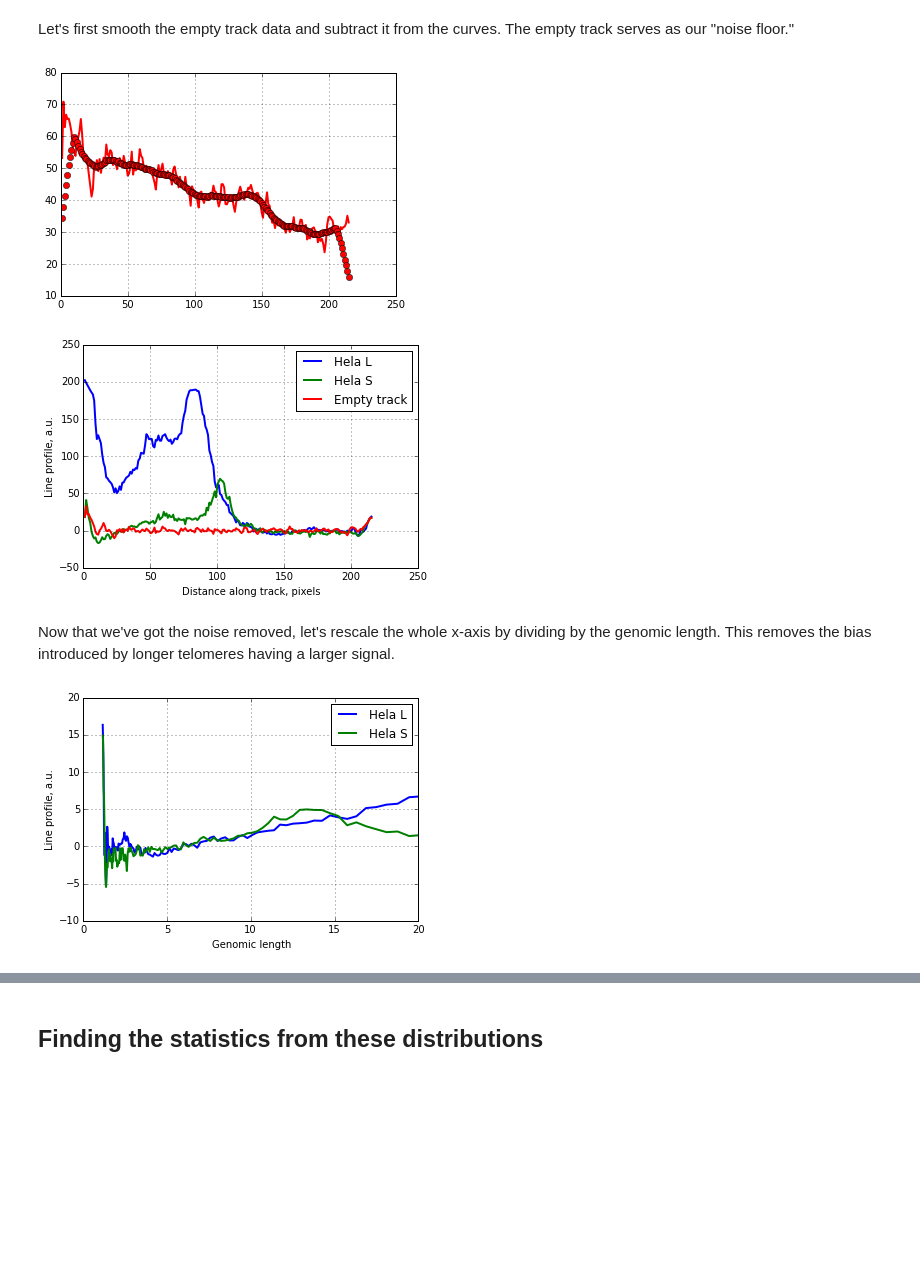
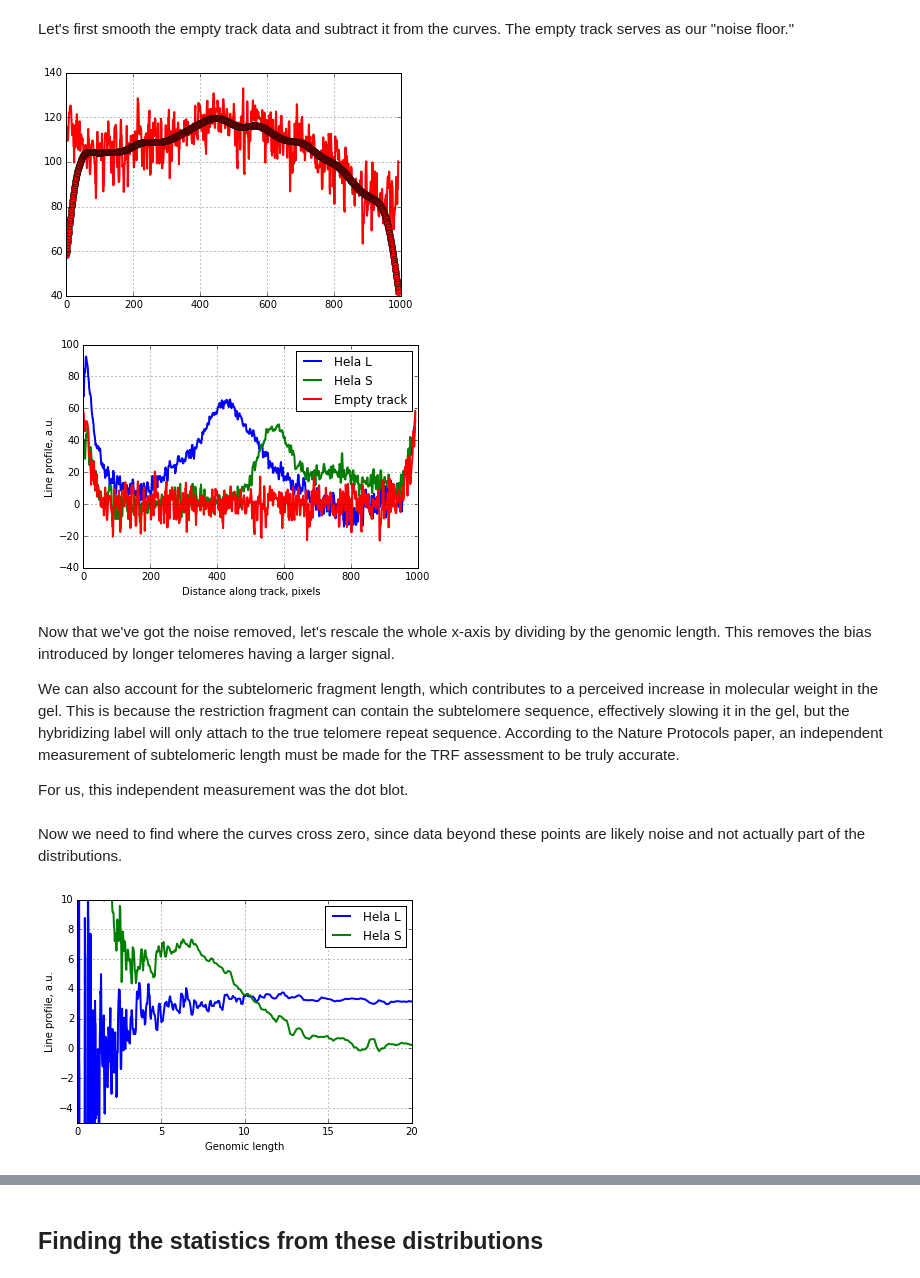
Before and after one commit to LEB-EPFL/leb-clustering, a Jupyter notebook: analyses/Southern_Blots/Southern Blots.ipynb, the cells around one changed output, grey strips where cells are left out. Drawn from its saved outputs; the diff is of its cells as text; code cells hidden in the pictures; blank space fills up the shorter version.

Commit message:
Southern blots now account for subtelomeric repeats.

```diff
--- a/analyses/Southern_Blots/Southern Blots.ipynb
+++ b/analyses/Southern_Blots/Southern Blots.ipynb
@@ -81,18 +81,16 @@ p \left( L \right) \sim \frac{s \left( L \right) - \text{noise}}{L}
 **Note:** In the above-cited Nature Protocols paper, they used the variable $MW$ for $L$, and $OD(corrected)$ for the quantity $s \left( L \right) - \text{noise}$. The results remain the same, however.
 # %%
 # Import (inverse) line profile data
-hl         = np.loadtxt('HelaL.txt', delimiter = '\t')
-hs         = np.loadtxt('HelaS.txt', delimiter = '\t')
-scaleLong  = np.loadtxt('Scale_Monocut.txt', delimiter = '\t')
-scaleShort = np.loadtxt('Scale_Smart_Ladder.txt', delimiter = '\t')
-emptyTrack = np.loadtxt('EmptyTrack_RPE-hTert.txt', delimiter = '\t')
+hl    = np.loadtxt('HelaL.xls',      delimiter = '\t', skiprows = 1)
+hs    = np.loadtxt('HelaS.xls',      delimiter = '\t', skiprows = 1)
+scale = np.loadtxt('Ladder.xls',     delimiter = '\t', skiprows = 1)
+empty = np.loadtxt('EmptyTrack.xls', delimiter = '\t', skiprows = 1)
 
 # Invert line profiles
-pxL          = hl[:,0];         blotL          = -hl[:,1] + 255
-pxS          = hs[:,0];         blotS          = -hs[:,1] + 255
-pxScaleLong  = scaleLong[:,0];  blotScaleLong  = -scaleLong[:,1] + 255
-pxScaleShort = scaleShort[:,0]; blotScaleShort = -scaleShort[:,1] + 255
-pxEmptyTrack = emptyTrack[:,0]; blotEmptyTrack = -emptyTrack[:,1] + 255
+pxL     = hl[:,0];         blotL     = -hl[:,1] + 255
+pxS     = hs[:,0];         blotS     = -hs[:,1] + 255
+pxScale = scale[:,0];      blotScale = -scale[:,1] + 255
+pxEmpty = empty[:,0];      blotEmpty = -empty[:,1] + 255
 # %% [markdown]
 We have to invert the line profiles to make darker colors correspond to higher numbers. In the gray scale images, darker colors are lower numbers; taking the negative of the pixel value and adding 255 (the maximum value in an 8-bit image) is the same as finding the inverse, or complement, of the line profile.
 # %%
@@ -281,15 +212,17 @@ plt.show()
 Let's first smooth the empty track data and subtract it from the curves. The empty track serves as our "noise floor."
 # %%
 from scipy.signal import gaussian, convolve
-windowWidth = 20
-b = gaussian(windowWidth, 10)
-noisefloor = convolve(blotEmptyTrack, b/b.sum())
+#windowWidth = 20
+#b = gaussian(windowWidth, 10)
+windowWidth = 1000
+b = gaussian(windowWidth, 30)
+noisefloor = convolve(blotEmpty, b/b.sum())
 noisefloor = noisefloor[(windowWidth / 2):(1-windowWidth/2)]
 
-plt.plot(pxEmptyTrack, blotEmptyTrack, color = 'red', label = 'Empty track', linewidth = 2)
-plt.plot(pxEmptyTrack, noisefloor, 'ro')
+plt.plot(pxEmpty, blotEmpty, color = 'red', label = 'Empty track', linewidth = 2)
+plt.plot(pxEmpty, noisefloor, 'ro')
 #plt.xlim(0, 200)
 plt.grid(True)
 # %% [output]
-[figure, old version]
+[figure, new version]
 # %%
@@ -300,15 +233,19 @@ blotEmptyTrack = blotEmptyTrack - noisefloor
 # Check that the noise has been subtracted
 plt.plot(pxL,          blotL,          label = 'Hela L',      linewidth = 2)
 plt.plot(pxS,          blotS,          label = 'Hela S',      linewidth = 2)
-plt.plot(pxEmptyTrack, blotEmptyTrack, label = 'Empty track', linewidth = 2)
+plt.plot(pxEmpty, blotEmpty, label = 'Empty track', linewidth = 2)
 plt.xlabel('Distance along track, pixels')
 plt.ylabel('Line profile, a.u.')
 plt.grid(True)
 plt.legend()
 plt.show()
 # %% [output]
-[figure, old version]
+[figure, new version]
-# %% [markdown]
-Now that we've got the noise removed, let's rescale the whole x-axis by dividing by the genomic length. This removes the bias introduced by longer telomeres having a larger signal.
+# %% [markdown]
+Now that we've got the noise removed, let's rescale the whole x-axis by dividing by the genomic length. This removes the bias introduced by longer telomeres having a larger signal.
+
+We can also account for the subtelomeric fragment length, which contributes to a perceived increase in molecular weight in the gel. This is because the restriction fragment can contain the subtelomere sequence, effectively slowing it in the gel, but the hybridizing label will only attach to the true telomere repeat sequence. According to the Nature Protocols paper, an independent measurement of subtelomeric length must be made for the TRF assessment to be truly accurate.
+
+For us, this independent measurement was the dot blot.
 # %%
 MW = fitFunc(pxL, popt[0], popt[1]) # pxL, and pxS should be identical
@@ -321,6 +262,8 @@ blotL  = np.flipud(blotL)
 blotS  = np.flipud(blotS)
 cBlotL = np.flipud(cBlotL)
 cBlotS = np.flipud(cBlotS)
+# %% [markdown]
+Now we need to find where the curves cross zero, since data beyond these points are likely noise and not actually part of the distributions.
 # %%
 # Zoom into low genomic length areas to find the zero-crossing
 plt.plot(MW, cBlotL, label = 'Hela L', linewidth = 2)
@@ -328,8 +271,10 @@ plt.plot(MW, cBlotS, label = 'Hela S', linewidth = 2)
 plt.xlabel('Genomic length')
 plt.ylabel('Line profile, a.u.')
 plt.grid(True)
-plt.legend()
+plt.legend(loc = 'best')
 plt.xlim(0, 20)
+#plt.xlim(100,200)
+plt.ylim(-5,10)
 plt.show()
 # %% [output]
-[figure, old version]
+[figure, new version]
```
Also changed, not shown: parts of 49 cells of this notebook, 1 other file.
